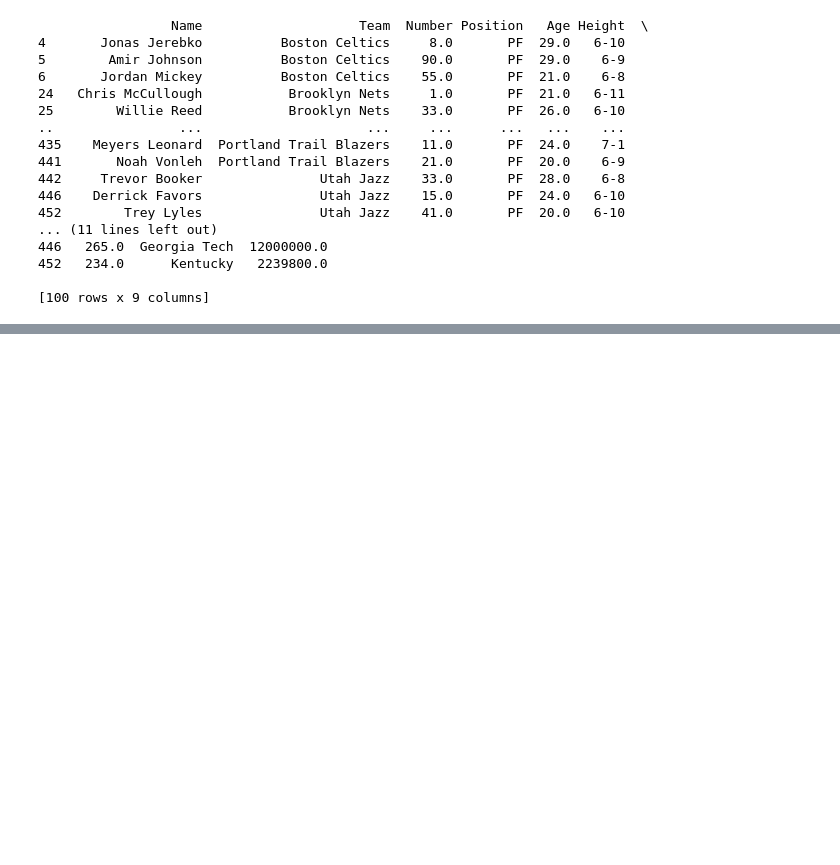
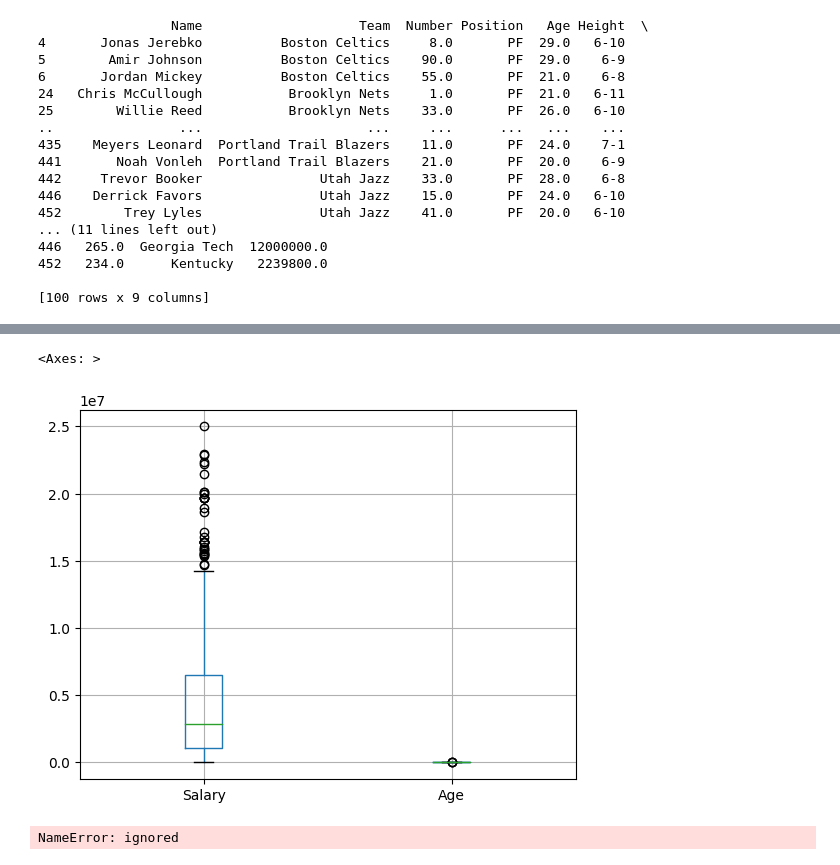
Before and after one commit to tassiogomes/MINDD-ISEP, a Jupyter notebook: MINDD_PL01.ipynb, the cells around one changed output, grey strips where cells are left out. Saved outputs shown, nothing was run; the diff lists cells and outputs as text; code cells hidden in the pictures; blank space fills up the shorter version.

```diff
--- a/MINDD_PL01.ipynb
+++ b/MINDD_PL01.ipynb
@@ -130,0 +216,14 @@ print(player_pf)
+# %%
+df[['Salary', 'Age']].boxplot(vert=True)
+# %% [output]
+<Axes: >
+[figure, added]
+# %%
+average_salary_by_age = df.groupby('Age')['Salary'].mean().reset_index()
+
+# Rename the columns for clarity
+#average_salary_by_age.columns = ['Age', 'Average Salary']
+
+print(average_salary_by_age)
+# %% [output]
+NameError: ignored
```
Also changed, not shown: parts of 6 cells of this notebook.
